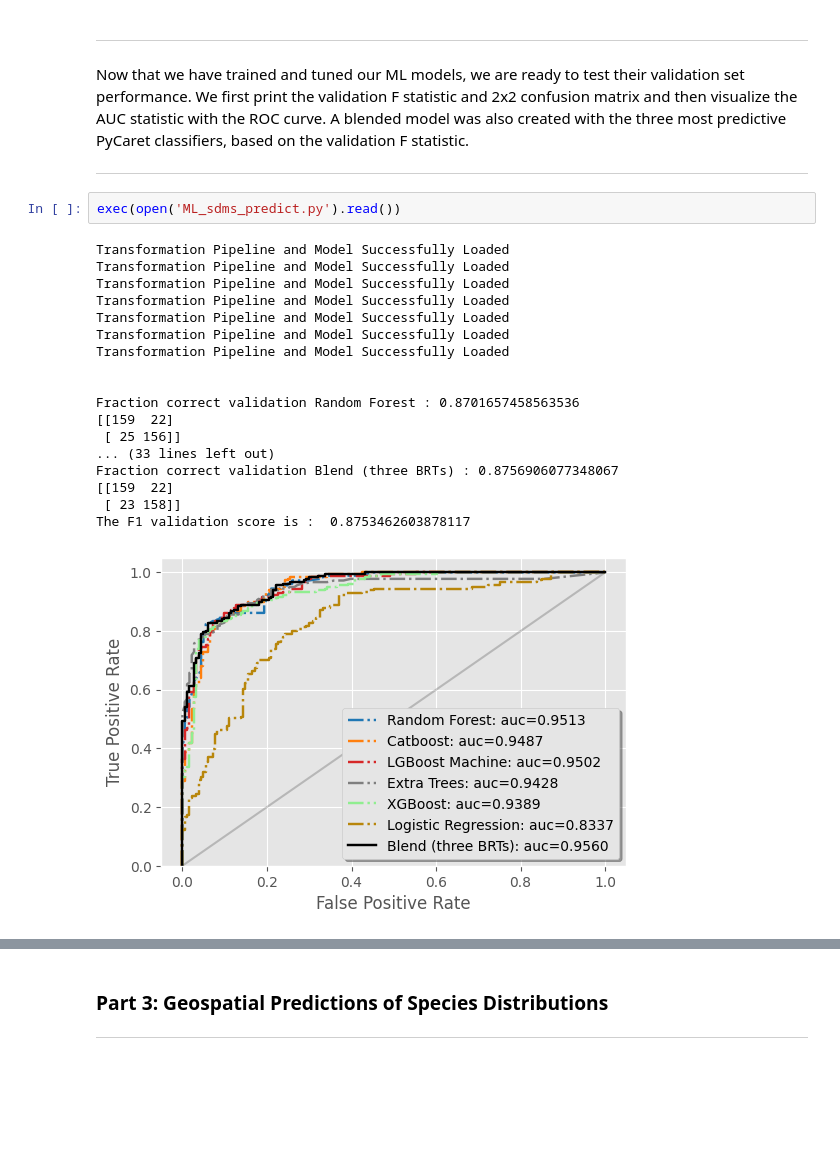
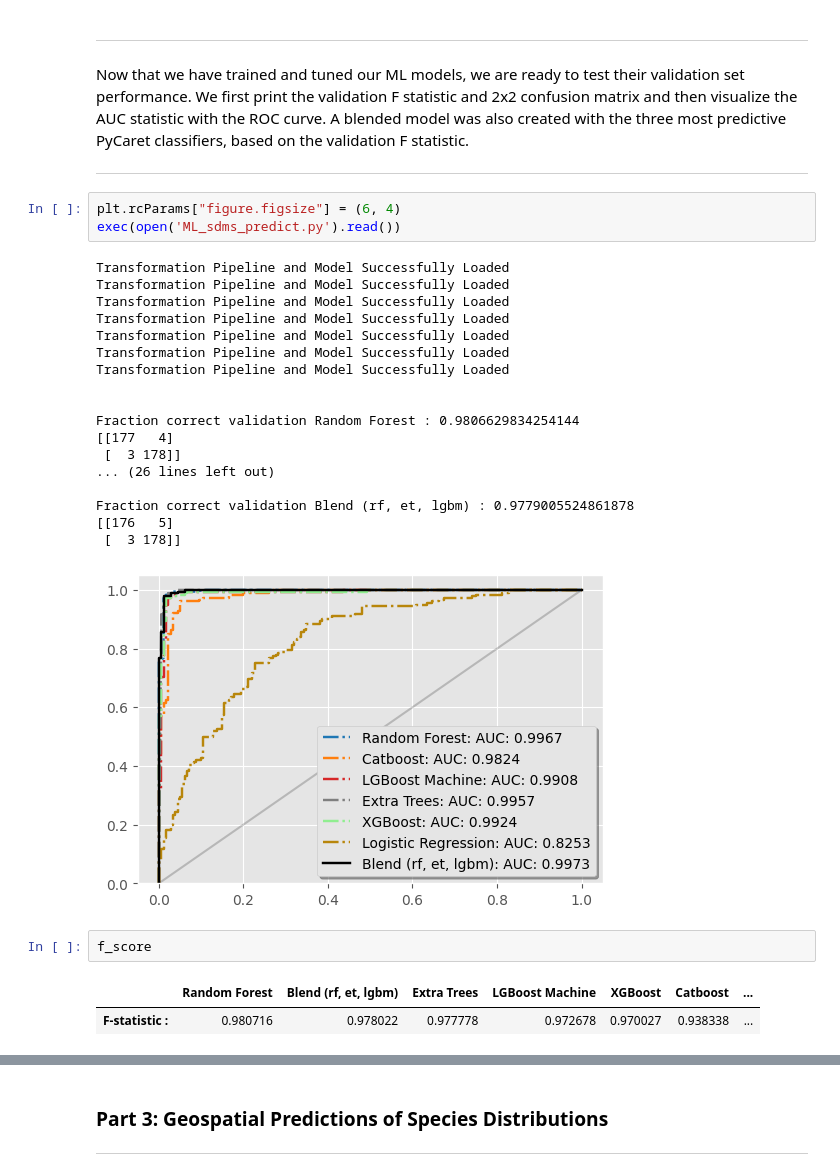
Before and after one commit to daniel-furman/ensemble-climate-projections, a Jupyter notebook: Comparing_MLs.ipynb, the cells around one changed output, grey strips where cells are left out. Saved outputs shown, nothing was run; the diff lists cells and outputs as text; blank space fills up the shorter version.

```diff
--- a/Comparing_MLs.ipynb
+++ b/Comparing_MLs.ipynb
@@ -57,25 +57,31 @@ Now that we have trained and tuned our ML models, we are ready to test their val
 
 ---
 # %%
+plt.rcParams["figure.figsize"] = (6, 4)
 exec(open('ML_sdms_predict.py').read())
 # %% [output]
 Transformation Pipeline and Model Successfully Loaded
 Transformation Pipeline and Model Successfully Loaded
 Transformation Pipeline and Model Successfully Loaded
 Transformation Pipeline and Model Successfully Loaded
 Transformation Pipeline and Model Successfully Loaded
 Transformation Pipeline and Model Successfully Loaded
 Transformation Pipeline and Model Successfully Loaded
 
 
-Fraction correct validation Random Forest : 0.8701657458563536
-[[159  22]
- [ 25 156]]
-... (33 lines left out)
-Fraction correct validation Blend (three BRTs) : 0.8756906077348067
-[[159  22]
- [ 23 158]]
-The F1 validation score is :  0.8753462603878117
+Fraction correct validation Random Forest : 0.9806629834254144
+[[177   4]
+ [  3 178]]
+... (26 lines left out)
+
+Fraction correct validation Blend (rf, et, lgbm) : 0.9779005524861878
+[[176   5]
+ [  3 178]]
-[figure, old version]
+[figure, new version]
+# %%
+f_score
+# %% [output]
+|  | Random Forest | Blend (rf, et, lgbm) | Extra Trees | LGBoost Machine | XGBoost | Catboost | ... |
+| F-statistic : | 0.980716 | 0.978022 | 0.977778 | 0.972678 | 0.970027 | 0.938338 | ... |
 # %%
 # blended (BRTs & RF) feature importance from the validation set
```
Also changed, not shown: parts of 19 cells of this notebook, 2 other files.
